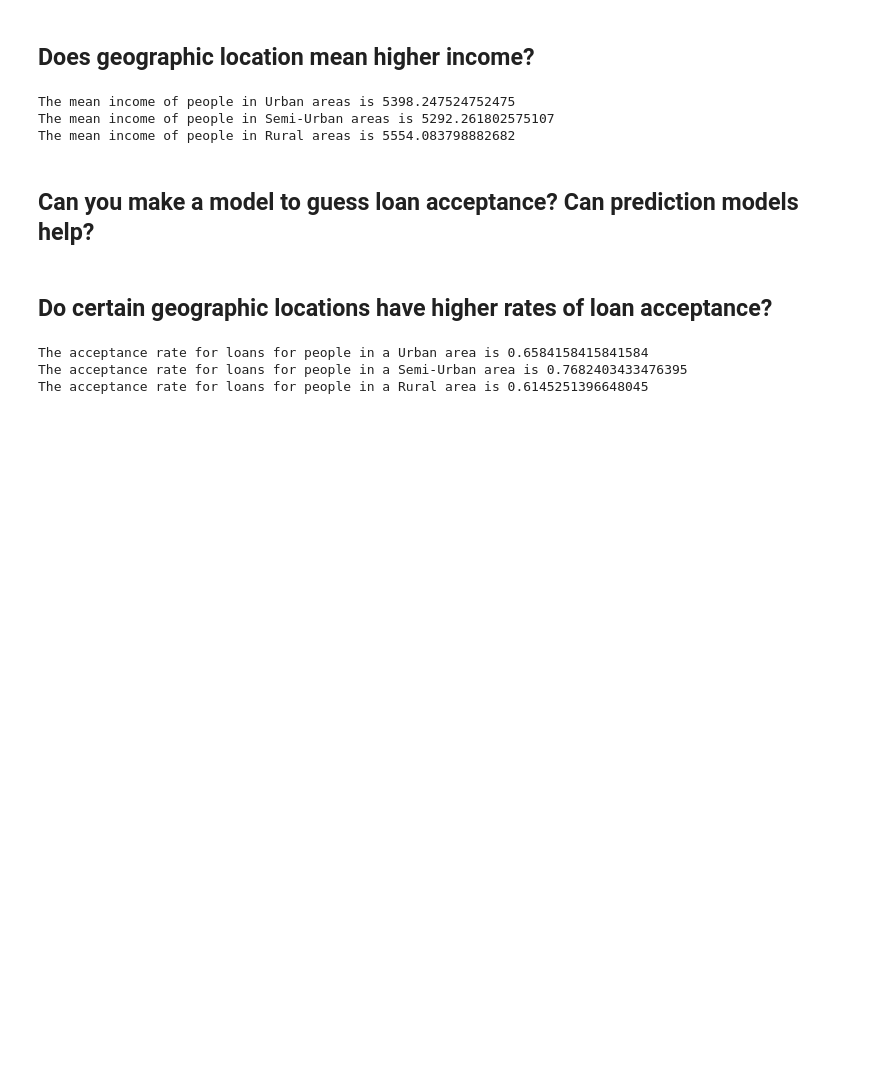
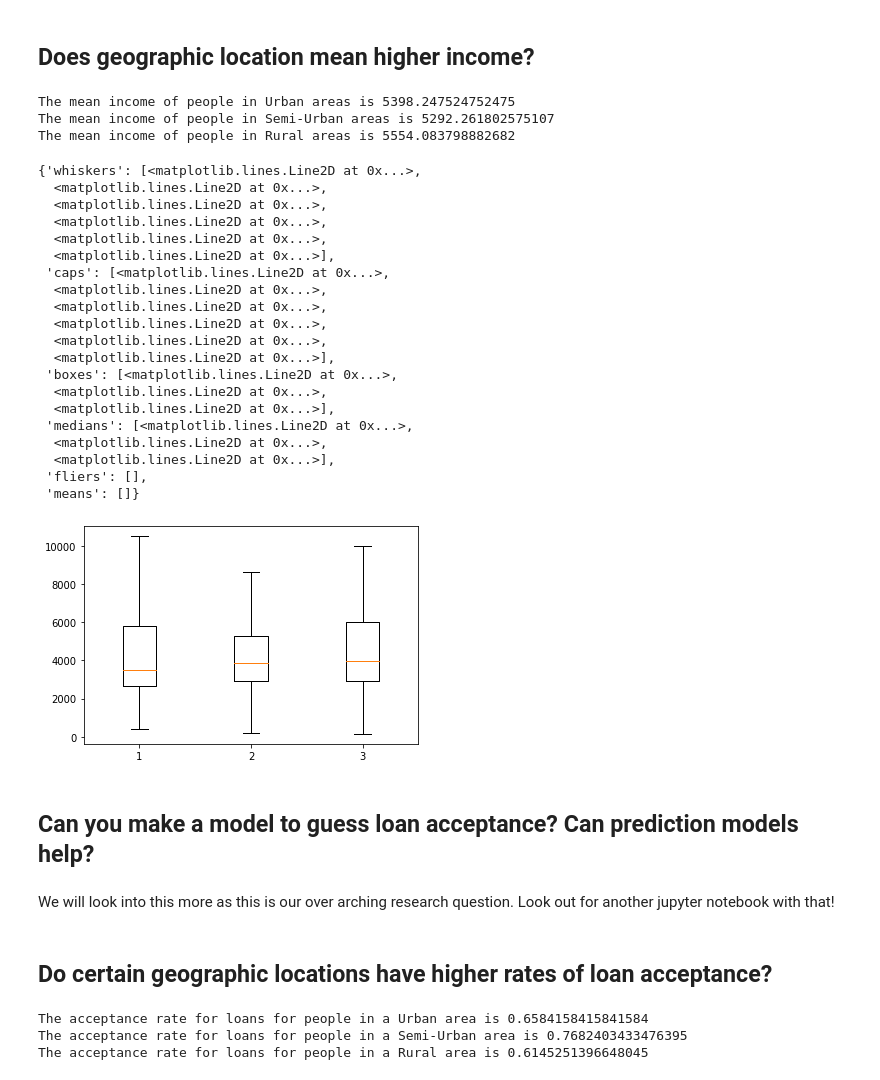
Before and after one commit to dawsboss/DSCI470, a Jupyter notebook: Proj2/Proj2.ipynb, the cells around one changed output. Saved outputs shown, nothing was run; the diff lists cells and outputs as text; code cells hidden in the pictures; blank space fills up the shorter version.

```diff
--- a/Proj2/Proj2.ipynb
+++ b/Proj2/Proj2.ipynb
@@ -230,8 +301,34 @@ print(f"The mean income of people in Rural areas is {Rural.mean()}")
 The mean income of people in Urban areas is 5398.247524752475
 The mean income of people in Semi-Urban areas is 5292.261802575107
 The mean income of people in Rural areas is 5554.083798882682
+# %%
+plt.boxplot((Urban,SemiUrban,Rural), showfliers=False)
+# %% [output]
+{'whiskers': [<matplotlib.lines.Line2D at 0x...>,
+  <matplotlib.lines.Line2D at 0x...>,
+  <matplotlib.lines.Line2D at 0x...>,
+  <matplotlib.lines.Line2D at 0x...>,
+  <matplotlib.lines.Line2D at 0x...>,
+  <matplotlib.lines.Line2D at 0x...>],
+ 'caps': [<matplotlib.lines.Line2D at 0x...>,
+  <matplotlib.lines.Line2D at 0x...>,
+  <matplotlib.lines.Line2D at 0x...>,
+  <matplotlib.lines.Line2D at 0x...>,
+  <matplotlib.lines.Line2D at 0x...>,
+  <matplotlib.lines.Line2D at 0x...>],
+ 'boxes': [<matplotlib.lines.Line2D at 0x...>,
+  <matplotlib.lines.Line2D at 0x...>,
+  <matplotlib.lines.Line2D at 0x...>],
+ 'medians': [<matplotlib.lines.Line2D at 0x...>,
+  <matplotlib.lines.Line2D at 0x...>,
+  <matplotlib.lines.Line2D at 0x...>],
+ 'fliers': [],
+ 'means': []}
+[figure, added]
 # %% [markdown]
 ## Can you make a model to guess loan acceptance? Can prediction models help?
+# %% [markdown]
+We will look into this more as this is our over arching research question. Look out for another jupyter notebook with that!
 # %% [markdown]
 ## Do certain geographic locations have higher rates of loan acceptance?
 # %%
```
Also changed, not shown: parts of 6 cells of this notebook.
